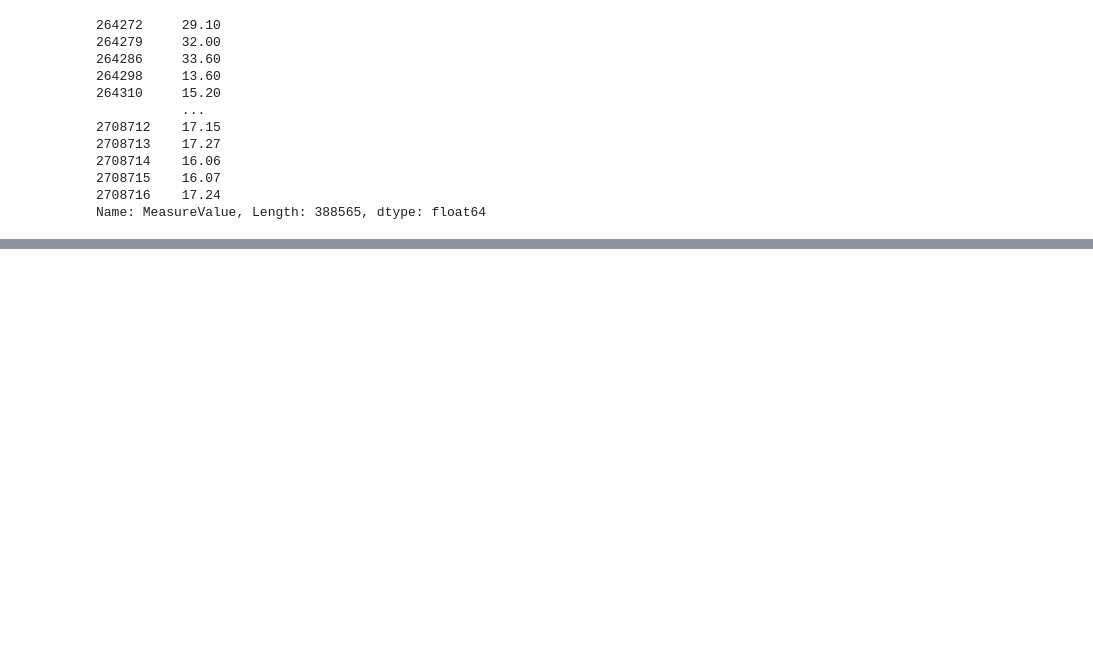
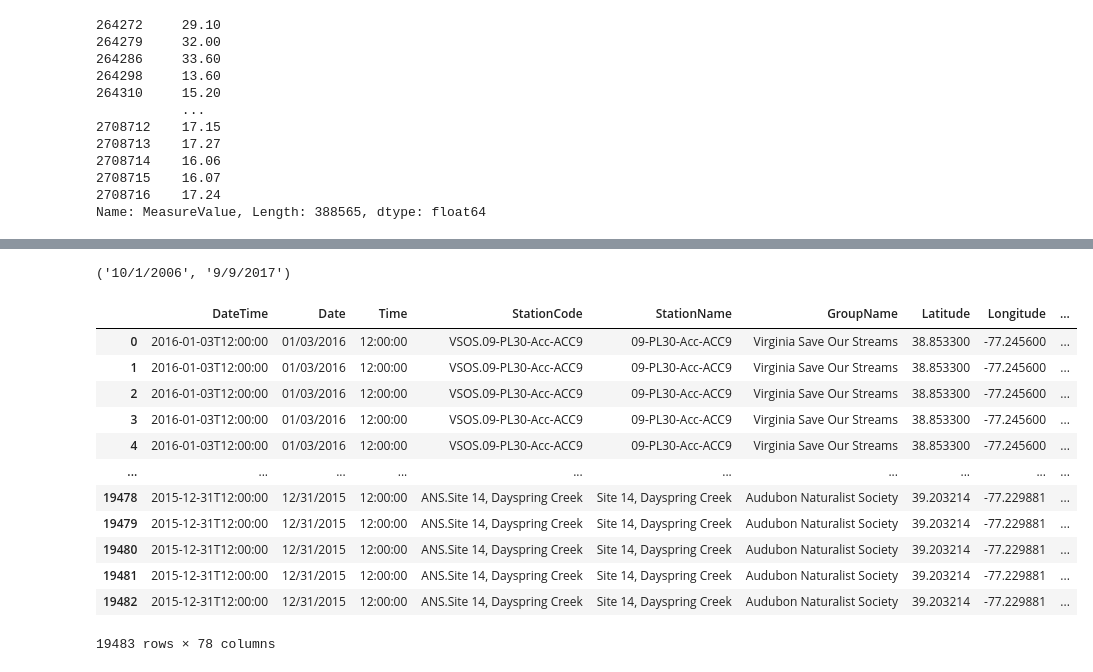
Before and after one commit to Bryan-Lange/Hack-the-Bay-Project, a Jupyter notebook: notebooks/dataload.ipynb, the cells around one changed output, grey strips where cells are left out. Drawn from its saved outputs; the diff is of its cells as text; code cells hidden in the pictures; blank space fills up the shorter version.

```diff
--- a/notebooks/dataload.ipynb
+++ b/notebooks/dataload.ipynb
@@ -252,0 +319,23 @@ Name: MeasureValue, Length: 388565, dtype: float64
+# %%
+benthic_df['sample_date'].min(), benthic_df['sample_date'].max()
+# %% [output]
+('10/1/2006', '9/9/2017')
+# %%
+cmc_benthic = pd.read_csv(r"C:\Users\blang\Desktop\data\BenthicSamples.csv", low_memory=False)
+# %%
+pd.set_option('display.max_columns', None)
+cmc_benthic
+# %% [output]
+|  | DateTime | Date | Time | StationCode | StationName | GroupName | Latitude | Longitude | ... |
+| 0 | 2016-01-03T12:00:00 | 01/03/2016 | 12:00:00 | VSOS.09-PL30-Acc-ACC9 | 09-PL30-Acc-ACC9 | Virginia Save Our Streams | 38.853300 | -77.245600 | ... |
+| 1 | 2016-01-03T12:00:00 | 01/03/2016 | 12:00:00 | VSOS.09-PL30-Acc-ACC9 | 09-PL30-Acc-ACC9 | Virginia Save Our Streams | 38.853300 | -77.245600 | ... |
+| 2 | 2016-01-03T12:00:00 | 01/03/2016 | 12:00:00 | VSOS.09-PL30-Acc-ACC9 | 09-PL30-Acc-ACC9 | Virginia Save Our Streams | 38.853300 | -77.245600 | ... |
+| 3 | 2016-01-03T12:00:00 | 01/03/2016 | 12:00:00 | VSOS.09-PL30-Acc-ACC9 | 09-PL30-Acc-ACC9 | Virginia Save Our Streams | 38.853300 | -77.245600 | ... |
+| 4 | 2016-01-03T12:00:00 | 01/03/2016 | 12:00:00 | VSOS.09-PL30-Acc-ACC9 | 09-PL30-Acc-ACC9 | Virginia Save Our Streams | 38.853300 | -77.245600 | ... |
+| ... | ... | ... | ... | ... | ... | ... | ... | ... | ... |
+| 19478 | 2015-12-31T12:00:00 | 12/31/2015 | 12:00:00 | ANS.Site 14, Dayspring Creek | Site 14, Dayspring Creek | Audubon Naturalist Society | 39.203214 | -77.229881 | ... |
+| 19479 | 2015-12-31T12:00:00 | 12/31/2015 | 12:00:00 | ANS.Site 14, Dayspring Creek | Site 14, Dayspring Creek | Audubon Naturalist Society | 39.203214 | -77.229881 | ... |
+| 19480 | 2015-12-31T12:00:00 | 12/31/2015 | 12:00:00 | ANS.Site 14, Dayspring Creek | Site 14, Dayspring Creek | Audubon Naturalist Society | 39.203214 | -77.229881 | ... |
+| 19481 | 2015-12-31T12:00:00 | 12/31/2015 | 12:00:00 | ANS.Site 14, Dayspring Creek | Site 14, Dayspring Creek | Audubon Naturalist Society | 39.203214 | -77.229881 | ... |
+| 19482 | 2015-12-31T12:00:00 | 12/31/2015 | 12:00:00 | ANS.Site 14, Dayspring Creek | Site 14, Dayspring Creek | Audubon Naturalist Society | 39.203214 | -77.229881 | ... |
+19483 rows × 78 columns
```
Also changed, not shown: parts of 11 cells of this notebook.
